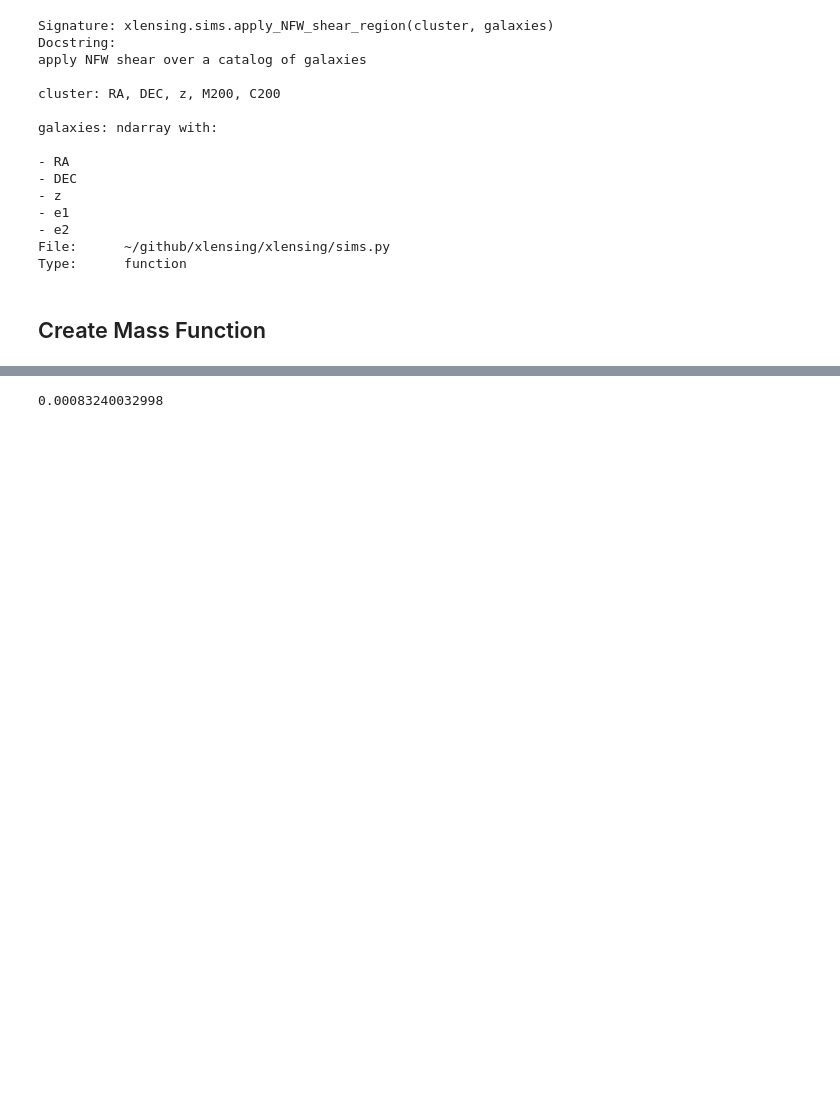
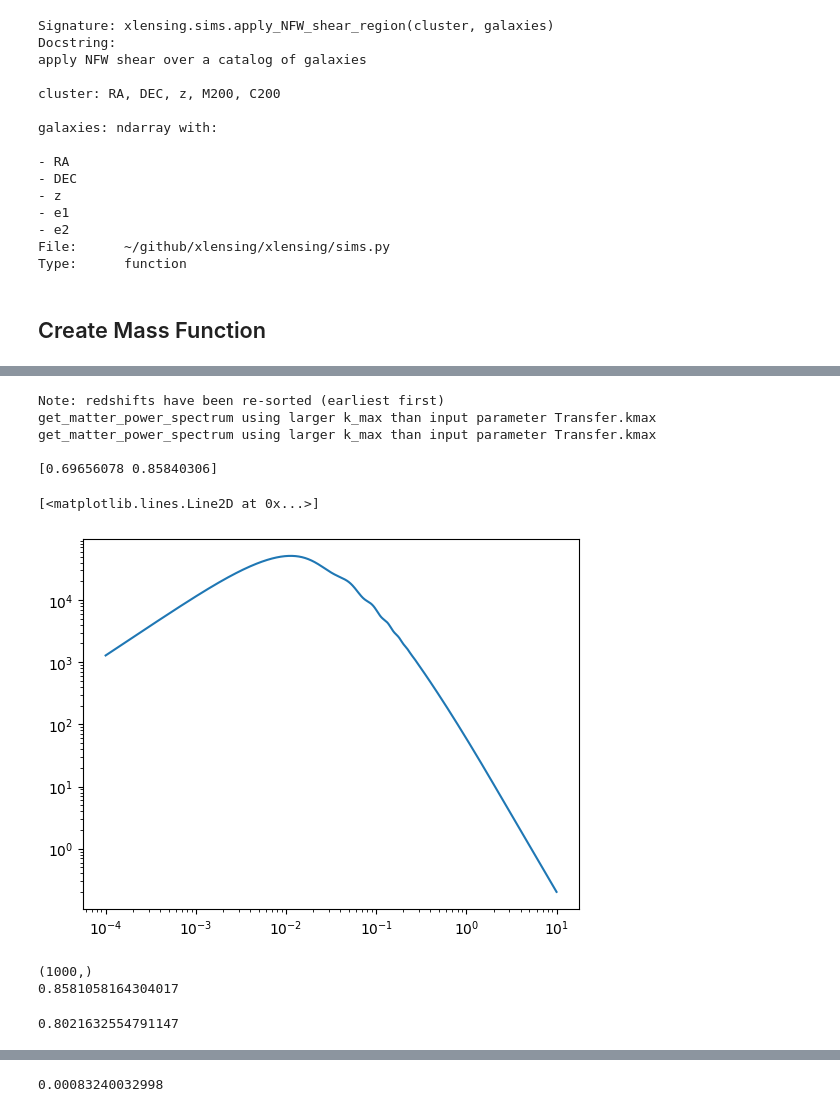
Before and after one commit to andrevitorelli/xlensing, a Jupyter notebook: notebooks/Xlensing_Sims.ipynb, the cells around one changed output, grey strips where cells are left out. Drawn from its saved outputs; the diff is of its cells as text; code cells hidden in the pictures; blank space fills up the shorter version.

Commit message:
improving cosmological functions

```diff
--- a/notebooks/Xlensing_Sims.ipynb
+++ b/notebooks/Xlensing_Sims.ipynb
@@ -401,0 +401,55 @@ masses = np.logspace(9,19,200)
+# %%
+# Same as CAMB demo
+H0 = 67.5
+ombh2 = 0.022
+omch2 = 0.122
+mnu = 0.06
+omk = 0.
+tau = 0.06
+As = 2e-9
+ns = 0.965
+r = 0.
+
+# Saito gives the following numbers for a roughly BOSS-CMASS-like sample
+f = 0.774
+b = 2.
+z = 0.57
+
+# From CAMB demo again
+kmin = 1e-4
+kmax = 10.
+nk = 1000
+
+# Set up a new set of parameters for CAMB
+pars = camb.CAMBparams()
+# This function sets up CosmoMC-like settings, with one massive neutrino and helium set using BBN consistency
+pars.set_cosmology(H0=100, ombh2=ombh2, omch2=omch2, mnu=mnu, omk=omk, tau=tau)
+pars.InitPower.set_params(As=As, ns=ns, r=r)
+
+# Calculate results for these parameters
+results = camb.get_results(pars)
+
+# Now get matter power spectra and sigma8 at redshift 0 and 0.8
+# Note non-linear corrections couples to smaller scales than you want
+pars.set_matter_power(redshifts=[0., z], kmax=2)
+
+# Linear spectra
+pars.NonLinear = camb.model.NonLinear_none
+results = camb.get_results(pars)
+kh, zs, pk = results.get_matter_power_spectrum(minkh=kmin, maxkh=kmax, npoints=nk)
+s8 = np.array(results.get_sigma8())
+
+# Non-Linear spectra (Halofit)
+pars.NonLinear = camb.model.NonLinear_both
+results.calc_power_spectra(pars)
+kh_nonlin, z_nonlin, pk_nonlin = results.get_matter_power_spectrum(minkh=kmin, maxkh=kmax, npoints=nk)
+
+# Print some stuff out
+print()
+print(results.get_sigma8())
+# %% [output]
+Note: redshifts have been re-sorted (earliest first)
+get_matter_power_spectrum using larger k_max than input parameter Transfer.kmax
+get_matter_power_spectrum using larger k_max than input parameter Transfer.kmax
+
+[0.69656078 0.85840306]
@@ -401,0 +459,19 @@ masses = np.logspace(9,19,200)
+# %%
+loglog(kh,pk[0])
+# %% [output]
+[<matplotlib.lines.Line2D at 0x...>]
+[figure, added]
+# %%
+def sig2(R):
+  y = kh**2*pk[0]*(xlensing.model.Window(kh*8))**2
+  print(y.shape)
+  sig = integrate.cumulative_trapezoid(y,kh)[-1]/19.7392
+  return sig
+print(sqrt(sig2(8)))
+# %% [output]
+(1000,)
+0.8581058164304017
+# %%
+sqrt(sigma_squared(0,8))
+# %% [output]
+0.8021632554791147
```
Also changed, not shown: parts of 11 cells of this notebook.
